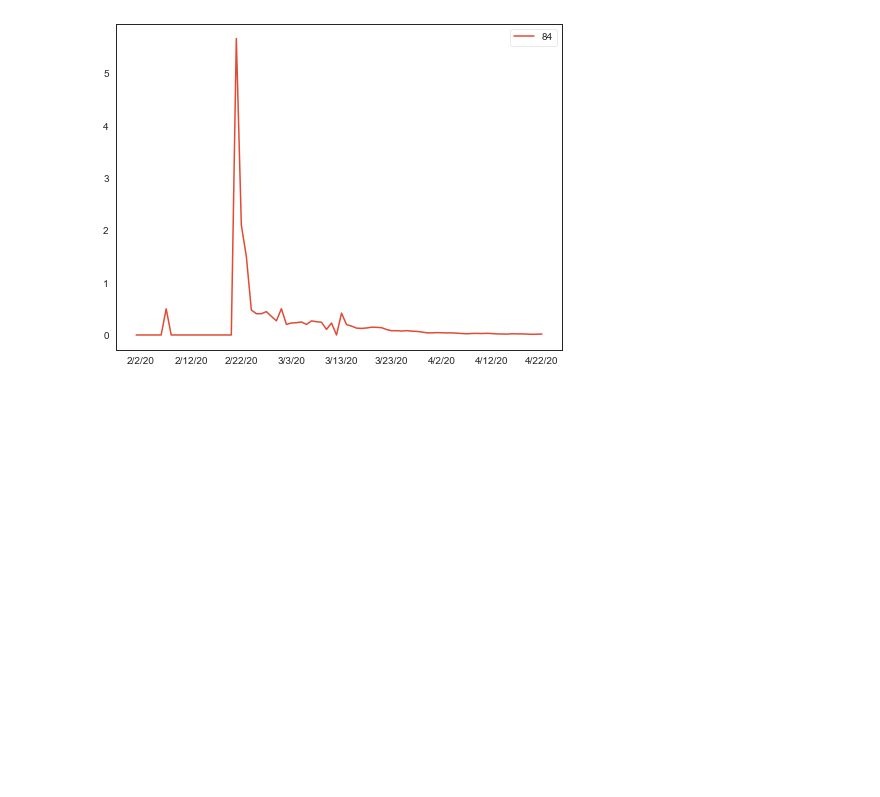
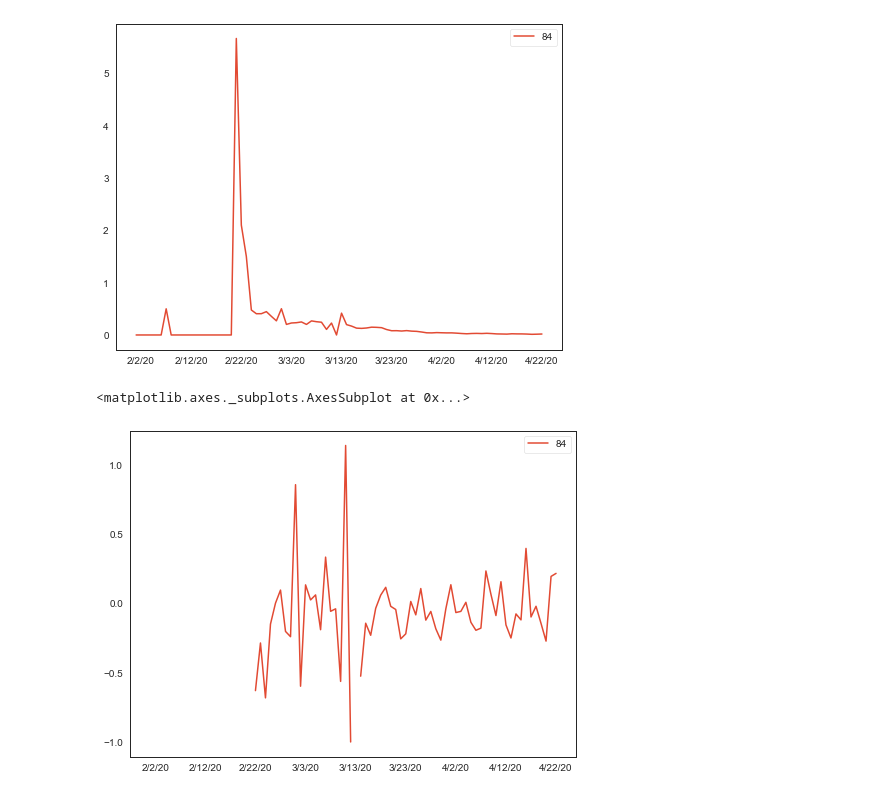
Before and after one commit to dtangster/cmpe256, a Jupyter notebook: hidden_dragon.ipynb, the cells around one changed output. Drawn from its saved outputs; the diff is of its cells as text; code cells hidden in the pictures; blank space fills up the shorter version.

```diff
--- a/hidden_dragon.ipynb
+++ b/hidden_dragon.ipynb
@@ -534,3 +628,9 @@ confirmed_rate_df[84:85].transpose()[4:].plot()
 # %% [output]
 <matplotlib.axes._subplots.AxesSubplot at 0x...>
 [figure]
+# %%
+# Italy: Confirmed case acceleration per day based on the total confirmed from previous day
+confirmed_acceleration_df[84:85].transpose()[4:].plot()
+# %% [output]
+<matplotlib.axes._subplots.AxesSubplot at 0x...>
+[figure, added]
```
Also changed, not shown: parts of 18 cells of this notebook.
